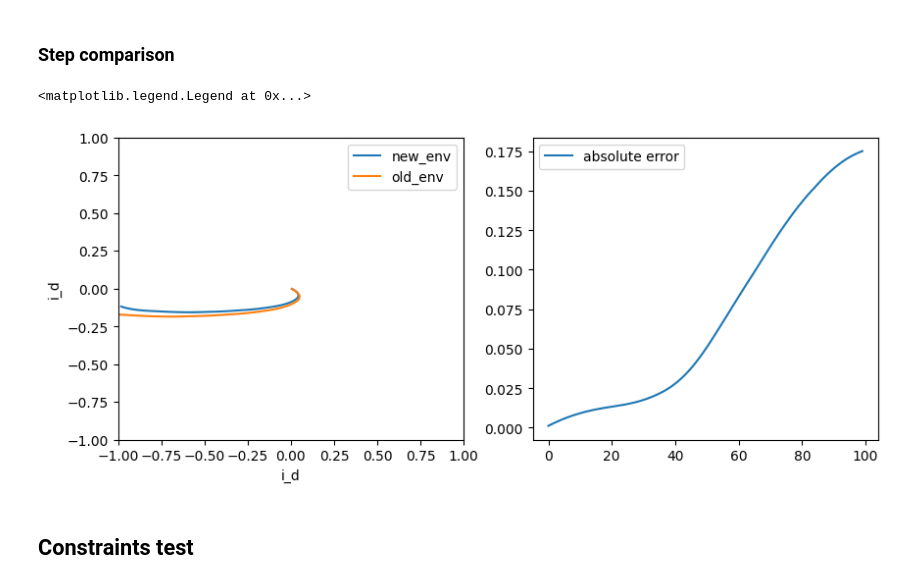
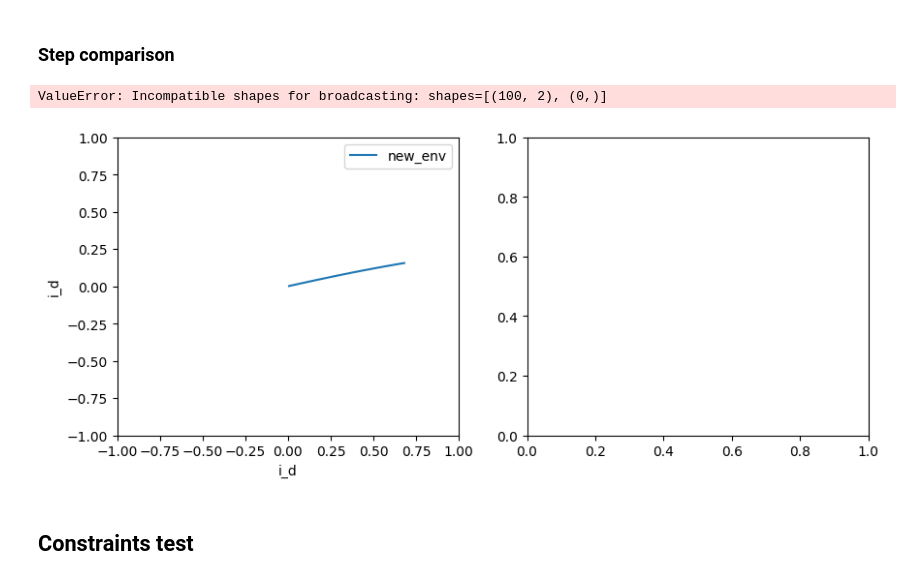
Before and after one commit to ExcitingSystems/exciting-environments, a Jupyter notebook: examples_own/5.2.pmsm_saturated.ipynb, the cells around one changed output. Saved outputs shown, nothing was run; the diff lists cells and outputs as text; code cells hidden in the pictures.

```diff
--- a/examples_own/5.2.pmsm_saturated.ipynb
+++ b/examples_own/5.2.pmsm_saturated.ipynb
@@ -81,7 +83,7 @@ Array([[ 1.6838914e-02,  4.0682431e-04,  3.1611507e-05,  9.9950653e-01,
 # %% [markdown]
 ### Step comparison
 # %%
-old_motor_env.reset()
+#old_motor_env.reset()
 obs, motor_env_state = new_motor_env.reset(random_key_motor)
 next_state=motor_env_state
 i_dqs1=[]
@@ -90,26 +92,26 @@ for _ in range(100):
     act1=[0.03,0.03]
     act2=[0.03,0.03]
     obs_next,next_state=new_motor_env.vmap_step(next_state,jnp.array([act1,act2]))
-    obs2,_,_,_=old_motor_env.step(np.array([act1,act2]))
+    #obs2,_,_,_=old_motor_env.step(np.array([act1,act2]))
     i_dqs1.append(obs_next[0,0:2])
-    i_dqs2.append(obs2[0,0:2])
+    #i_dqs2.append(obs2[0,0:2])
     # if done.any():
     #     break
 # %%
 fig,ax=plt.subplots(1,2,figsize=(10,4))
 ax[0].plot(jnp.array(i_dqs1)[:,0],jnp.array(i_dqs1)[:,1],label="new_env")
-ax[0].plot(jnp.array(i_dqs2)[:,0],jnp.array(i_dqs2)[:,1],label="old_env")
+#ax[0].plot(jnp.array(i_dqs2)[:,0],jnp.array(i_dqs2)[:,1],label="old_env")
 ax[0].set_xlim(-1,1)
 ax[0].set_ylim(-1,1)
 ax[0].set_xlabel("i_d")
 ax[0].set_ylabel("i_d")
 ax[0].legend()
 
 ax[1].plot(jnp.linalg.norm(jnp.array(i_dqs1)-jnp.array(i_dqs2),axis=1),label="absolute error")
 ax[1].legend()
 # %% [output]
-<matplotlib.legend.Legend at 0x...>
+ValueError: Incompatible shapes for broadcasting: shapes=[(100, 2), (0,)]
-[figure, old version]
+[figure, new version]
 # %% [markdown]
 ## Constraints test
 # %%
```
Also changed, not shown: parts of 3 cells of this notebook, 1 other file.
